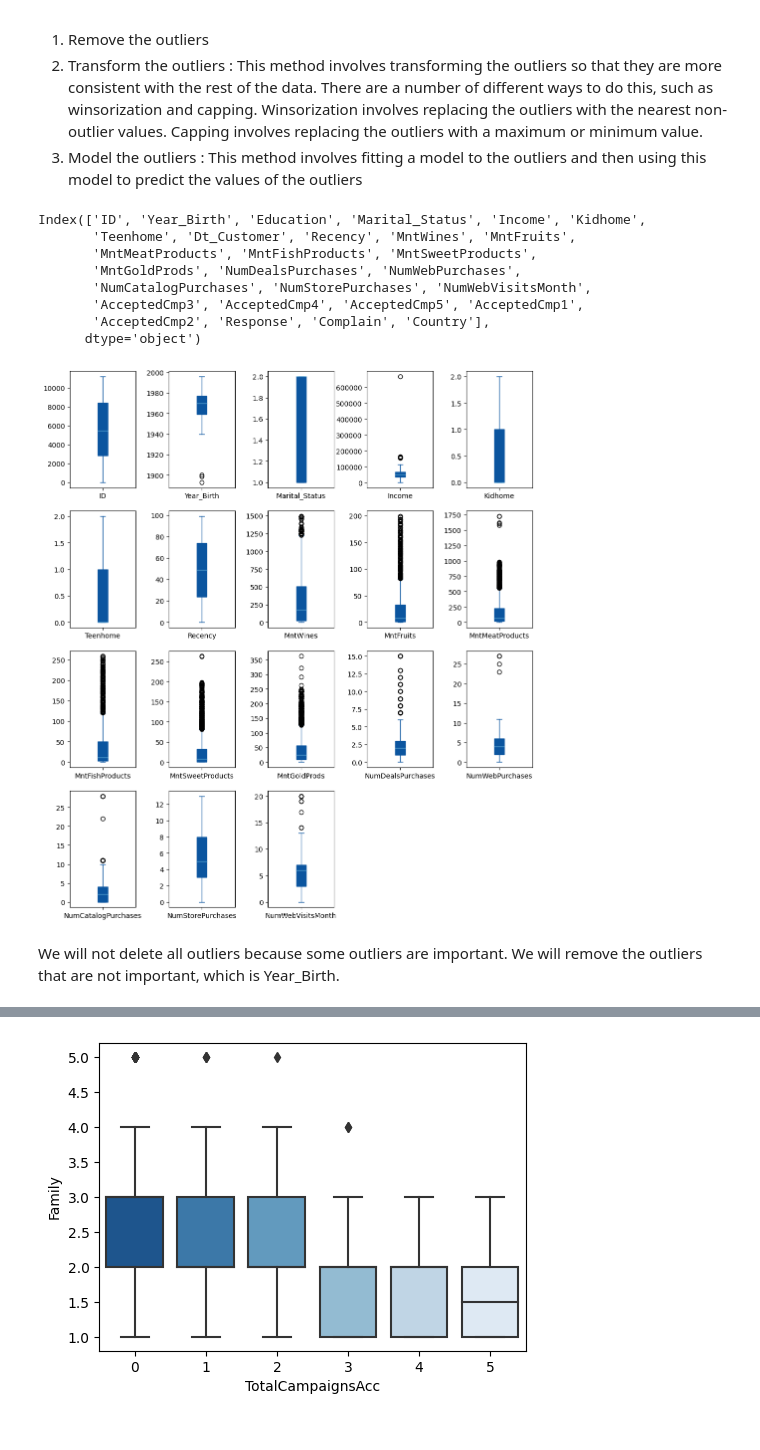
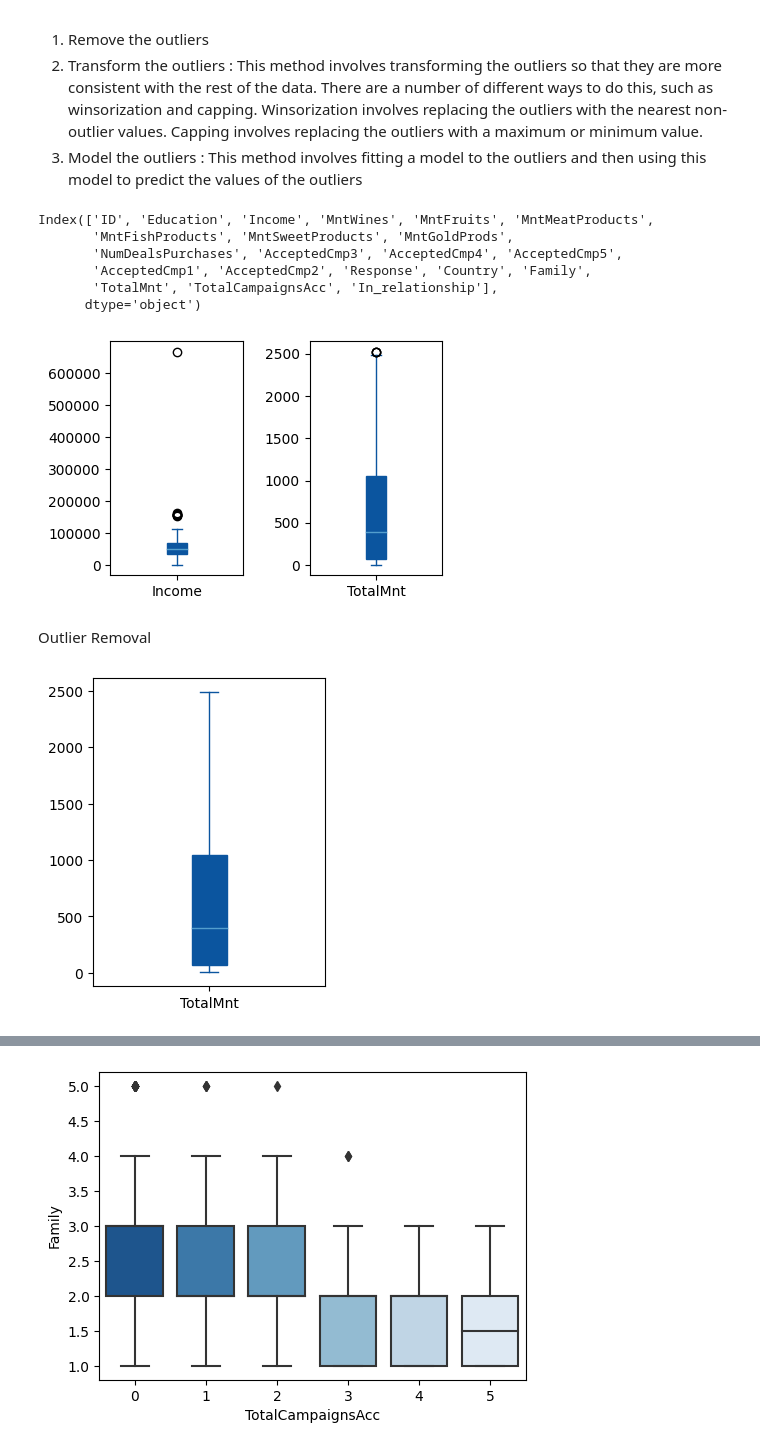
Before and after one commit to manojtechflow/Food-Supplier-Campaign-Market-Analytics, a Jupyter notebook: market_analytics.ipynb, the cells around one changed output, grey strips where cells are left out. Cells and saved outputs as stored; diff of their text form; code cells hidden in the pictures.

```diff
--- a/market_analytics.ipynb
+++ b/market_analytics.ipynb
@@ -193,13 +179,10 @@ Text(0.5, 1.0, 'Income Distribution')
 # %%
-import pandas as pd
-from sklearn.impute import KNNImputer
-#missing value check
-print('Sum of missing values before imputing:',data.isnull().sum().sum())
-imputer = KNNImputer(n_neighbors=5)
-imputed_data = imputer.fit_transform(data[['Income']])
-Income_impute=pd.DataFrame(imputed_data,columns=['Income'])
-data['Income']=Income_impute['Income'].reset_index(drop=True)
+#Dropping Null Values
 
 #missing value check
+print('Sum of missing values before dropping:',data.isnull().sum().sum())
+
+data = data.dropna()
+#missing value check
 print('Sum of missing values:',data.isnull().sum().sum())
 # %% [output]
@@ -207,0 +212,19 @@ Sum of missing values: 0
+# %%
+# customer Family count.
+data['Family'] = data['Marital_Status']+data['Kidhome']+data['Teenhome']
+
+# Summing up all columns names including "Mnt" {MntWines, MntFruits, MntMeatProducts, MntFishProducts, etc}
+mnt_cols = [col for col in data.columns if 'Mnt' in col]
+data['TotalMnt'] = data[mnt_cols].sum(axis=1)
+
+# Total Campaign Acceptance
+data['TotalCampaignsAcc'] = data.filter(like='Accepted').sum(axis=1)+data['Response']
+
+# Relationship Status
+def get_relationship(row):
+    if row['Marital_Status'] >1:
+        return 1
+    else:
+        return 0
+data['In_relationship'] = data.apply(get_relationship, axis=1)
+data.head()
@@ -224,20 +267,21 @@ deal with outliers
 # Exploring Data Columns
 data.columns
 # %% [output]
-Index(['ID', 'Year_Birth', 'Education', 'Marital_Status', 'Income', 'Kidhome',
-       'Teenhome', 'Dt_Customer', 'Recency', 'MntWines', 'MntFruits',
-       'MntMeatProducts', 'MntFishProducts', 'MntSweetProducts',
-       'MntGoldProds', 'NumDealsPurchases', 'NumWebPurchases',
-       'NumCatalogPurchases', 'NumStorePurchases', 'NumWebVisitsMonth',
-       'AcceptedCmp3', 'AcceptedCmp4', 'AcceptedCmp5', 'AcceptedCmp1',
-       'AcceptedCmp2', 'Response', 'Complain', 'Country'],
+Index(['ID', 'Education', 'Income', 'MntWines', 'MntFruits', 'MntMeatProducts',
+       'MntFishProducts', 'MntSweetProducts', 'MntGoldProds',
+       'NumDealsPurchases', 'AcceptedCmp3', 'AcceptedCmp4', 'AcceptedCmp5',
+       'AcceptedCmp1', 'AcceptedCmp2', 'Response', 'Country', 'Family',
+       'TotalMnt', 'TotalCampaignsAcc', 'In_relationship'],
       dtype='object')
 # %%
-data_boxplot = data.drop(columns=[ 'AcceptedCmp1', 'AcceptedCmp2','AcceptedCmp3', 'AcceptedCmp4', 'AcceptedCmp5',
-                                  'Response', 'Complain','Education'])
+data_boxplot = data.drop(columns=[ 'ID', 'MntWines', 'MntFruits', 'MntMeatProducts',
+                                    'MntFishProducts', 'MntSweetProducts', 'MntGoldProds',
+                                    'NumDealsPurchases','AcceptedCmp1', 'AcceptedCmp2',
+                                    'AcceptedCmp3', 'AcceptedCmp4', 'AcceptedCmp5', 'TotalCampaignsAcc',
+                                    'Response', 'Country','Education', 'In_relationship', 'Family'])
 data_boxplot.plot(subplots=True, layout=(4,5), kind='box', figsize=(12,14), patch_artist=True)
 plt.subplots_adjust(wspace=0.5);
 # %% [output]
-[figure, old version]
+[figure, new version]
-# %% [markdown]
-We will not delete all outliers because some outliers are important. We will remove the outliers that are not important, which is Year_Birth.
+# %% [markdown]
+Outlier Removal
@@ -244 +301,8 @@ We will not delete all outliers because some outliers are important. We will rem
+# %%
+#Box plot for TotalMnt for verifying outliers
+plt.figure(figsize=(3, 4))
+data['TotalMnt'].plot(kind='box', patch_artist= True)
+plt.show()
+# %% [output]
+[figure, added]
 # %%
```
Also changed, not shown: parts of 76 cells of this notebook, 2 other files.
